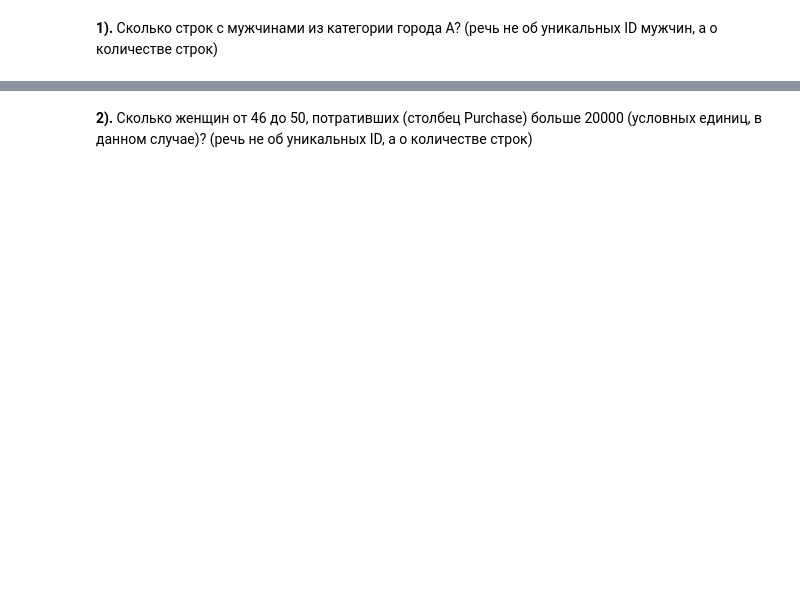
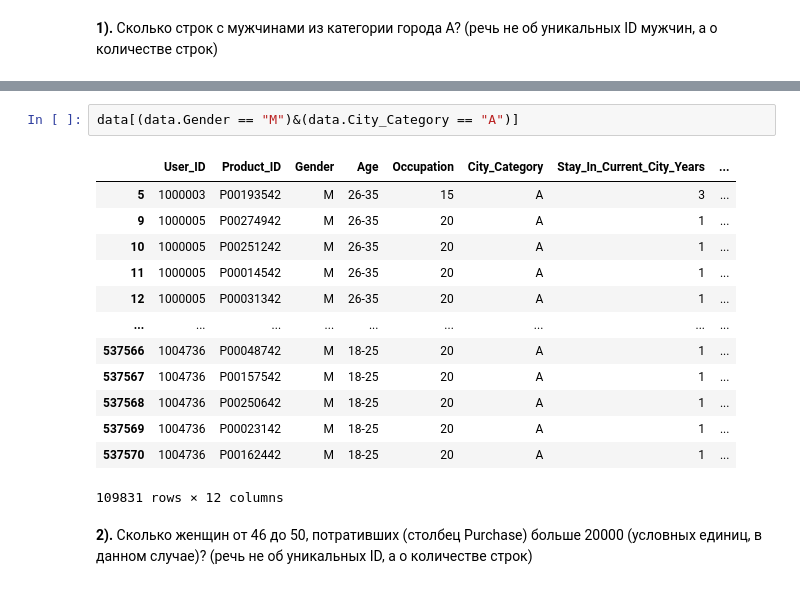
Before and after one commit to pzelenin92/DeepLearningSchool, a Jupyter notebook: 3_[homework]pandas.ipynb, the cells around one changed output, grey strips where cells are left out. Drawn from its saved outputs; the diff is of its cells as text; blank space fills up the shorter version.

```diff
--- a/3_[homework]pandas.ipynb
+++ b/3_[homework]pandas.ipynb
@@ -81,3 +94,19 @@ data.isna()
+# %%
+data[(data.Gender == "M")&(data.City_Category == "A")]
+# %% [output]
+|  | User_ID | Product_ID | Gender | Age | Occupation | City_Category | Stay_In_Current_City_Years | ... |
+| 5 | 1000003 | P00193542 | M | 26-35 | 15 | A | 3 | ... |
+| 9 | 1000005 | P00274942 | M | 26-35 | 20 | A | 1 | ... |
+| 10 | 1000005 | P00251242 | M | 26-35 | 20 | A | 1 | ... |
+| 11 | 1000005 | P00014542 | M | 26-35 | 20 | A | 1 | ... |
+| 12 | 1000005 | P00031342 | M | 26-35 | 20 | A | 1 | ... |
+| ... | ... | ... | ... | ... | ... | ... | ... | ... |
+| 537566 | 1004736 | P00048742 | M | 18-25 | 20 | A | 1 | ... |
+| 537567 | 1004736 | P00157542 | M | 18-25 | 20 | A | 1 | ... |
+| 537568 | 1004736 | P00250642 | M | 18-25 | 20 | A | 1 | ... |
+| 537569 | 1004736 | P00023142 | M | 18-25 | 20 | A | 1 | ... |
+| 537570 | 1004736 | P00162442 | M | 18-25 | 20 | A | 1 | ... |
+109831 rows × 12 columns
 # %% [markdown]
 **2).** Сколько женщин от 46 до 50, потративших (столбец Purchase) больше 20000 (условных единиц, в данном случае)?   (речь не об уникальных ID, а о количестве строк)
 # %%
```
Also changed, not shown: parts of 11 cells of this notebook.
